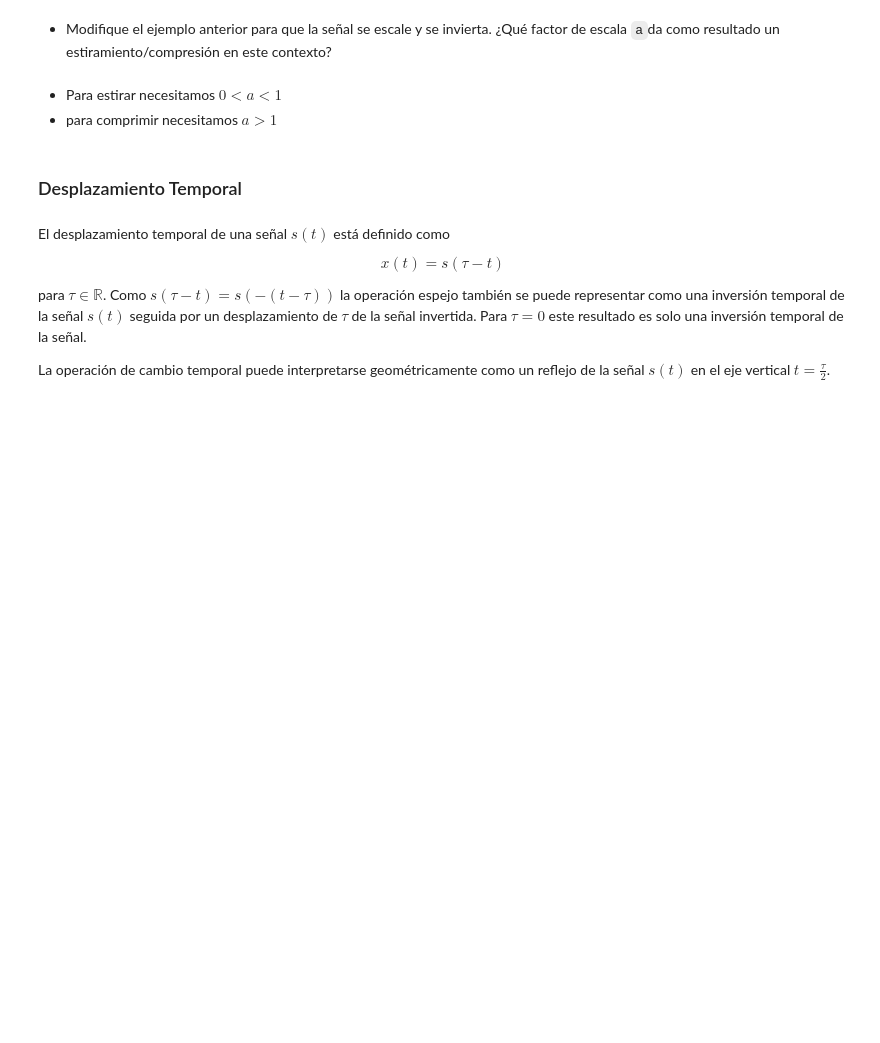
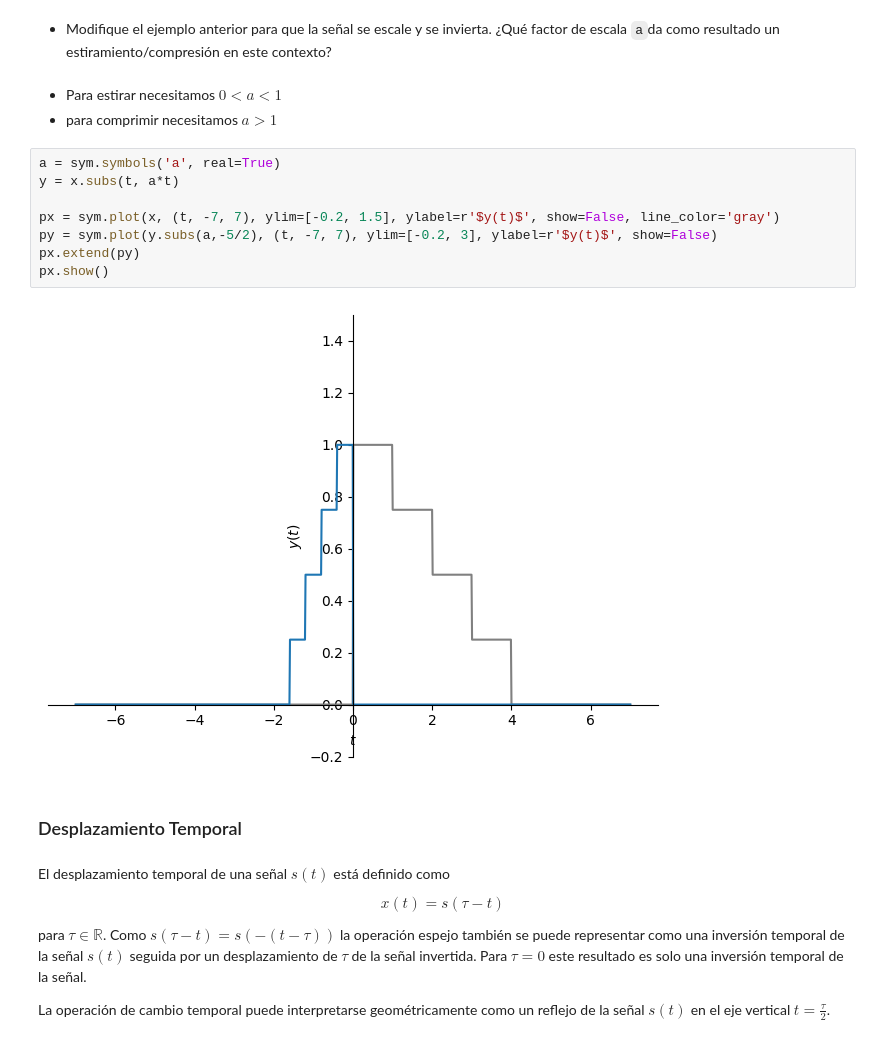
Before and after one commit to SOSAPANTA/EJERCICIOS, a Jupyter notebook: Operaciones_de_señales_continuas.ipynb, the cells around one changed output. Drawn from its saved outputs; the diff is of its cells as text; blank space fills up the shorter version.

```diff
--- a/Operaciones_de_señales_continuas.ipynb
+++ b/Operaciones_de_señales_continuas.ipynb
@@ -134,6 +134,16 @@ px.show()
 # %% [markdown]
 - Para estirar necesitamos $0 < a < 1$
 - para comprimir necesitamos $a > 1$
+# %%
+a = sym.symbols('a', real=True)
+y = x.subs(t, a*t)
+
+px = sym.plot(x, (t, -7, 7), ylim=[-0.2, 1.5], ylabel=r'$y(t)$', show=False, line_color='gray')
+py = sym.plot(y.subs(a,-5/2), (t, -7, 7), ylim=[-0.2, 3], ylabel=r'$y(t)$', show=False)
+px.extend(py)
+px.show()
+# %% [output]
+[figure, added]
 # %% [markdown]
 ### Desplazamiento Temporal
 # %% [markdown]
```
Also changed, not shown: parts of 4 cells of this notebook.
